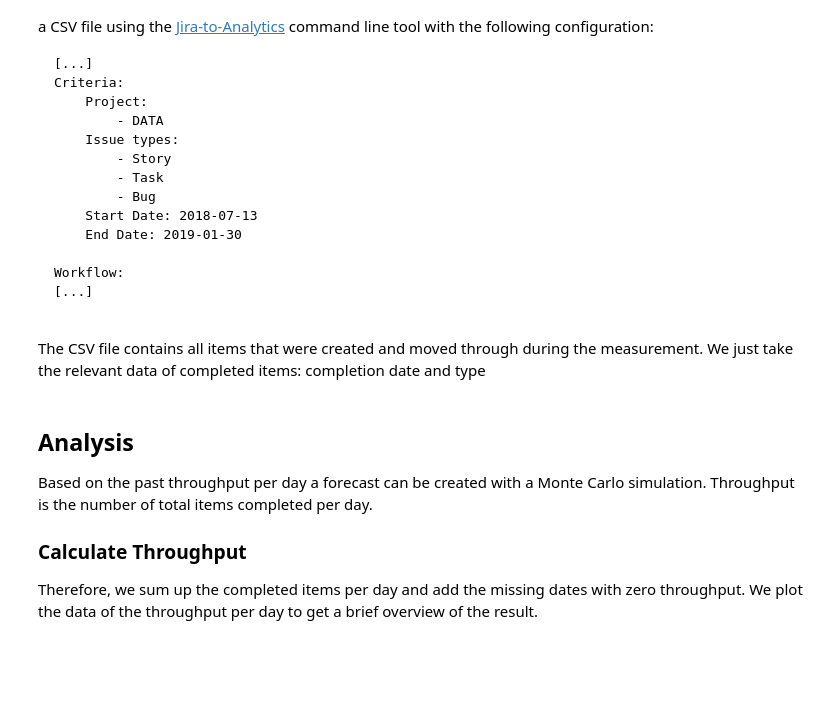
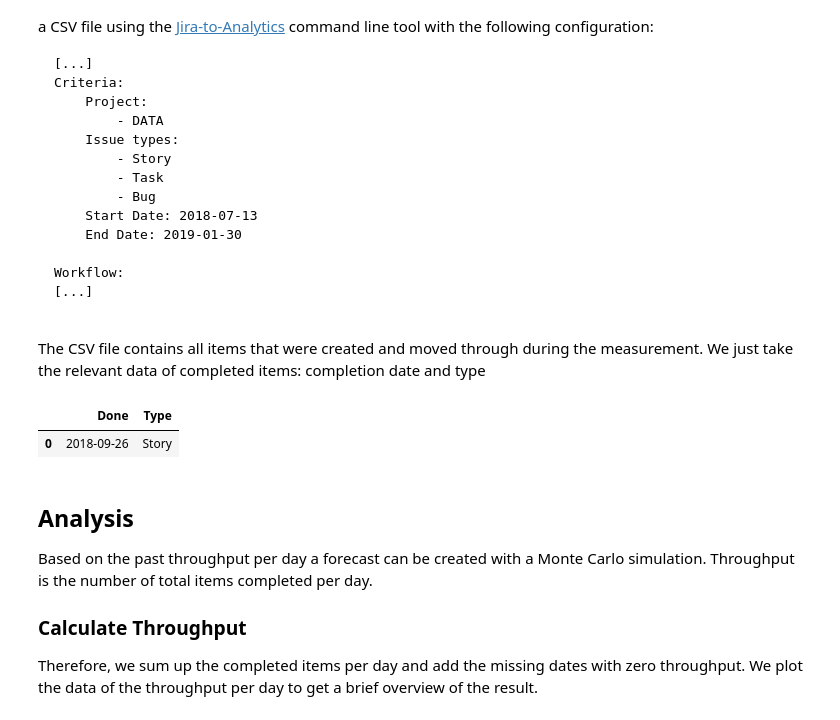
Before and after one commit to bmhash/kanban-monte-carlo-simulation, a Jupyter notebook: Notebook/Kanban-Monte_Carlo-When.ipynb, the cells around one changed output. Drawn from its saved outputs; the diff is of its cells as text; code cells hidden in the pictures; blank space fills up the shorter version.

```diff
--- a/Notebook/Kanban-Monte_Carlo-When.ipynb
+++ b/Notebook/Kanban-Monte_Carlo-When.ipynb
@@ -46,8 +46,11 @@ The CSV file contains all items that were created and moved through during the m
 # %%
 
 kanban_data = pd.read_csv(
-    'data/data.csv', usecols=['Done', 'Type'], parse_dates=['Done']).dropna()
+    'data.csv', usecols=['Done', 'Type'], parse_dates=['Done']).dropna()
 kanban_data.head(1)
+# %% [output]
+|  | Done | Type |
+| 0 | 2018-09-26 | Story |
 # %% [markdown]
 ## Analysis
 
```
Also changed, not shown: parts of 3 cells of this notebook.
